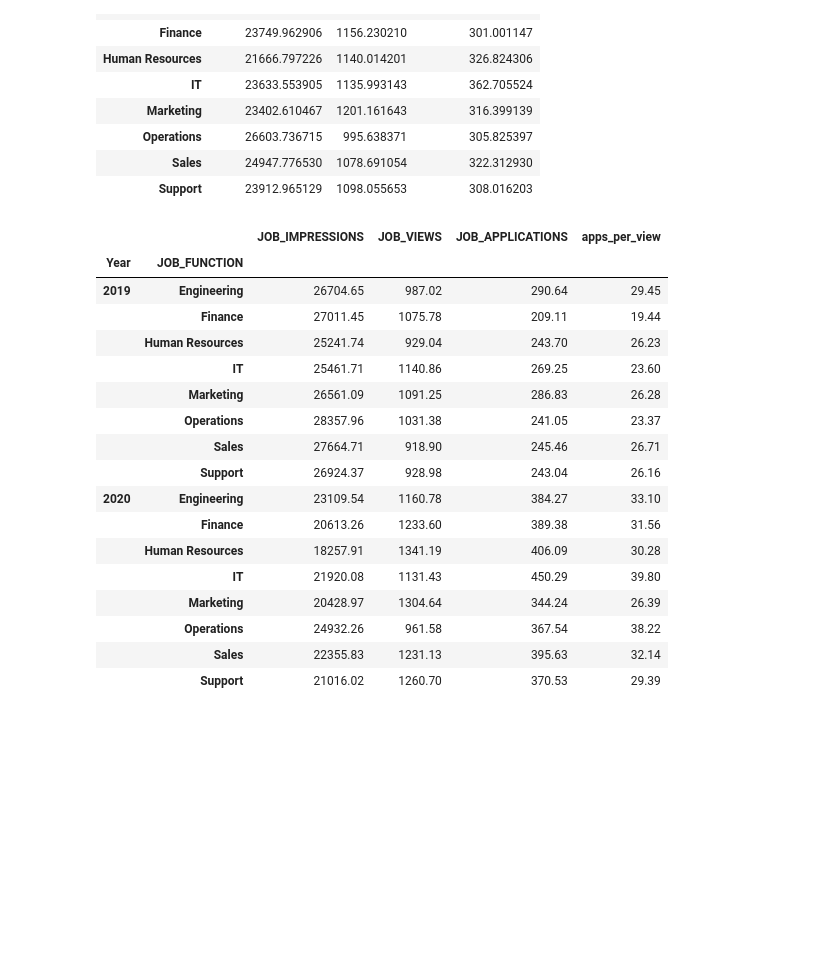
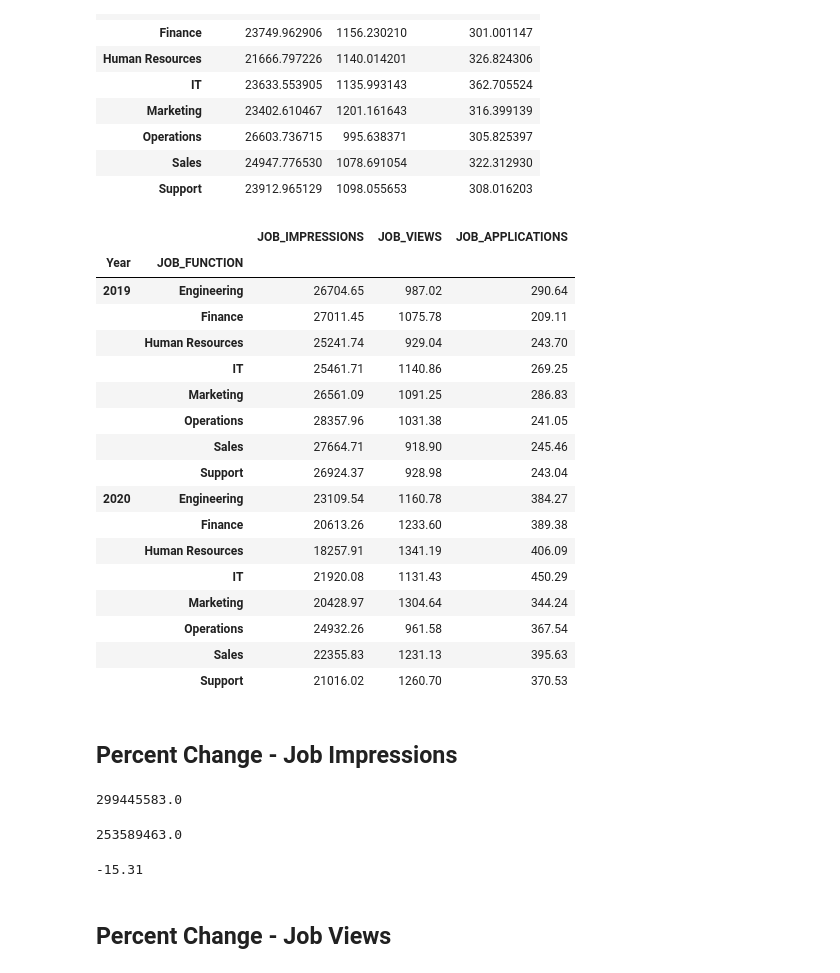
Before and after one commit to bminhas01/job-slots-case-study, a Jupyter notebook: Analysis.ipynb, the cells around one changed output. Saved outputs shown, nothing was run; the diff lists cells and outputs as text; code cells hidden in the pictures; blank space fills up the shorter version.

Commit message:
calculate percent change in impressions and views

```diff
--- a/Analysis.ipynb
+++ b/Analysis.ipynb
@@ -278,25 +276,45 @@ avg_df
 | Support | 23912.965129 | 1098.055653 | 308.016203 |
 # %%
 avg_fx_df= dataset_df.groupby(['Year','JOB_FUNCTION'])[['JOB_IMPRESSIONS', 'JOB_VIEWS', 'JOB_APPLICATIONS']].mean().round(2)
-# avg_fx_df= dataset_df.groupby(['Year','JOB_FUNCTION']).mean().round(2)
-avg_fx_df['apps_per_view'] = (avg_fx_df['JOB_APPLICATIONS']/avg_fx_df['JOB_VIEWS'])*100
-avg_fx_df.round(2)
+avg_fx_df
 # %% [output]
-|  |  | JOB_IMPRESSIONS | JOB_VIEWS | JOB_APPLICATIONS | apps_per_view |
-| Year | JOB_FUNCTION |  |  |  |  |
-| 2019 | Engineering | 26704.65 | 987.02 | 290.64 | 29.45 |
-|  | Finance | 27011.45 | 1075.78 | 209.11 | 19.44 |
-|  | Human Resources | 25241.74 | 929.04 | 243.70 | 26.23 |
-|  | IT | 25461.71 | 1140.86 | 269.25 | 23.60 |
-|  | Marketing | 26561.09 | 1091.25 | 286.83 | 26.28 |
-|  | Operations | 28357.96 | 1031.38 | 241.05 | 23.37 |
-|  | Sales | 27664.71 | 918.90 | 245.46 | 26.71 |
-|  | Support | 26924.37 | 928.98 | 243.04 | 26.16 |
-| 2020 | Engineering | 23109.54 | 1160.78 | 384.27 | 33.10 |
-|  | Finance | 20613.26 | 1233.60 | 389.38 | 31.56 |
-|  | Human Resources | 18257.91 | 1341.19 | 406.09 | 30.28 |
-|  | IT | 21920.08 | 1131.43 | 450.29 | 39.80 |
-|  | Marketing | 20428.97 | 1304.64 | 344.24 | 26.39 |
-|  | Operations | 24932.26 | 961.58 | 367.54 | 38.22 |
-|  | Sales | 22355.83 | 1231.13 | 395.63 | 32.14 |
-|  | Support | 21016.02 | 1260.70 | 370.53 | 29.39 |
+|  |  | JOB_IMPRESSIONS | JOB_VIEWS | JOB_APPLICATIONS |
+| Year | JOB_FUNCTION |  |  |  |
+| 2019 | Engineering | 26704.65 | 987.02 | 290.64 |
+|  | Finance | 27011.45 | 1075.78 | 209.11 |
+|  | Human Resources | 25241.74 | 929.04 | 243.70 |
+|  | IT | 25461.71 | 1140.86 | 269.25 |
+|  | Marketing | 26561.09 | 1091.25 | 286.83 |
+|  | Operations | 28357.96 | 1031.38 | 241.05 |
+|  | Sales | 27664.71 | 918.90 | 245.46 |
+|  | Support | 26924.37 | 928.98 | 243.04 |
+| 2020 | Engineering | 23109.54 | 1160.78 | 384.27 |
+|  | Finance | 20613.26 | 1233.60 | 389.38 |
+|  | Human Resources | 18257.91 | 1341.19 | 406.09 |
+|  | IT | 21920.08 | 1131.43 | 450.29 |
+|  | Marketing | 20428.97 | 1304.64 | 344.24 |
+|  | Operations | 24932.26 | 961.58 | 367.54 |
+|  | Sales | 22355.83 | 1231.13 | 395.63 |
+|  | Support | 21016.02 | 1260.70 | 370.53 |
+# %% [markdown]
+## Percent Change - Job Impressions
+# %%
+# Calculate Sum of Job Impressions for 2019
+impressions_2019 = dataset_df[dataset_df['Year'] == 2019]['JOB_IMPRESSIONS'].sum()
+impressions_2019
+# %% [output]
+299445583.0
+# %%
+# Calculate Sum of Job Impressions for 2020
+impressions_2020 = dataset_df[dataset_df['Year'] == 2020]['JOB_IMPRESSIONS'].sum()
+impressions_2020
+# %% [output]
+253589463.0
+# %%
+# Calculate Percent Change in Job Impressions from 2019 to 2020
+pct_change_imp = ((impressions_2020 - impressions_2019)/impressions_2019)*100
+pct_change_imp.round(2)
+# %% [output]
+-15.31
+# %% [markdown]
+## Percent Change - Job Views
```
Also changed, not shown: parts of 6 cells of this notebook.
